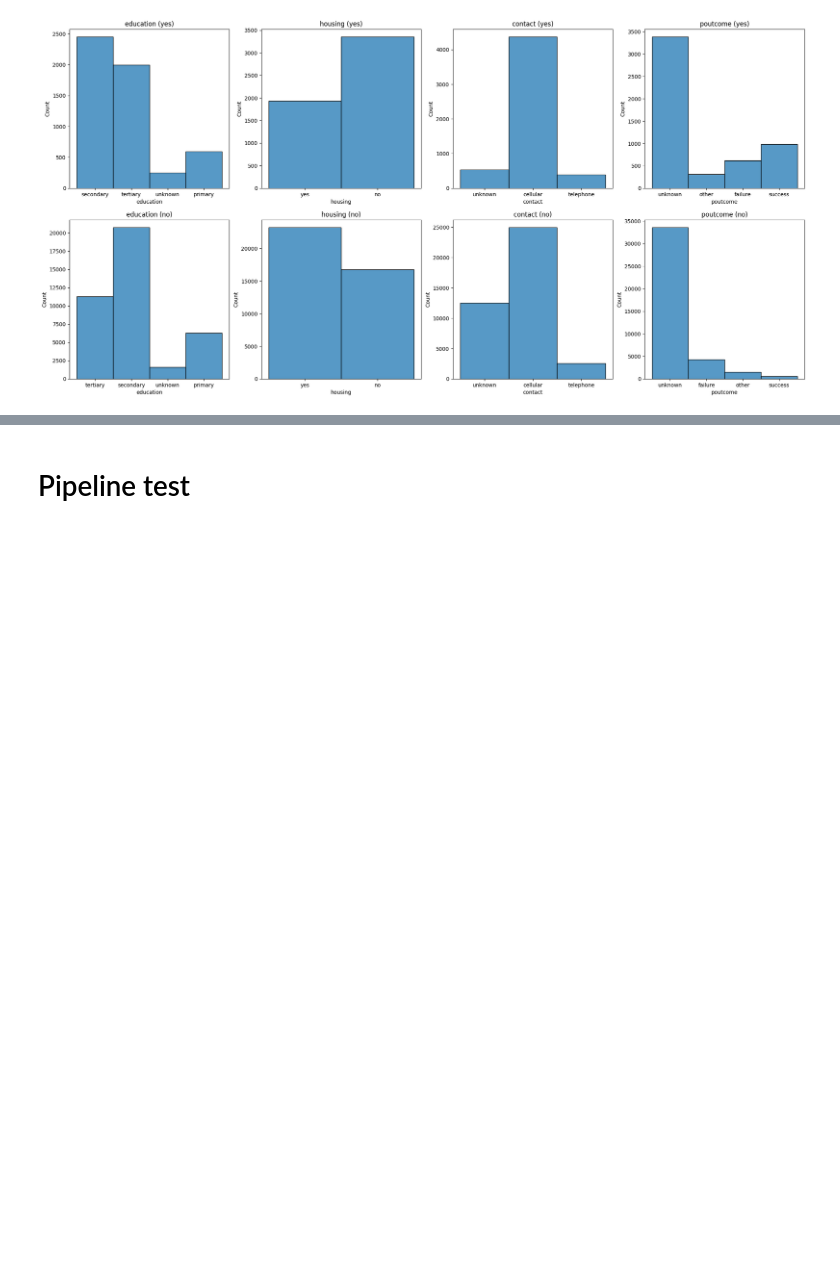
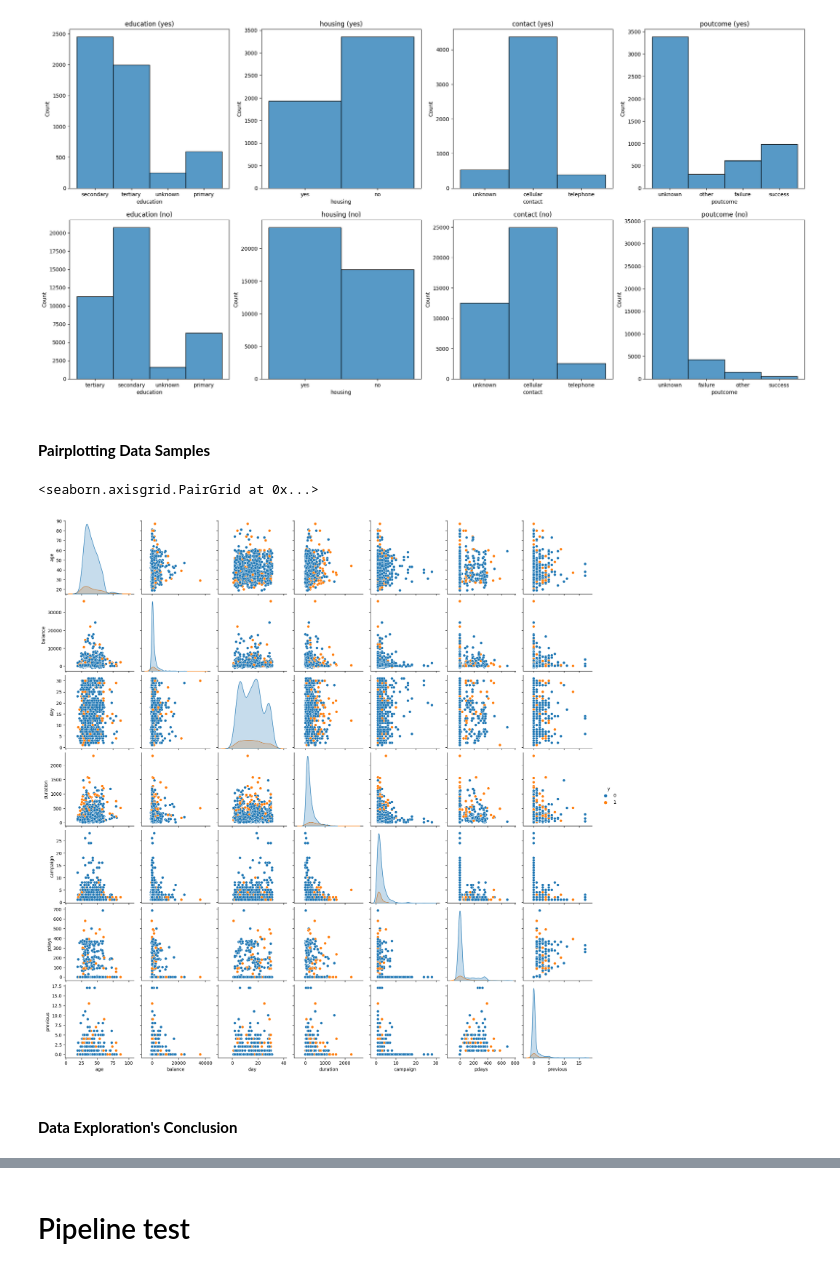
Before and after one commit to AthimetA/FRA503_HW_ML, a Jupyter notebook: HW2/HW2Bank.ipynb, the cells around one changed output, grey strips where cells are left out. Drawn from its saved outputs; the diff is of its cells as text; code cells hidden in the pictures; blank space fills up the shorter version.

```diff
--- a/HW2/HW2Bank.ipynb
+++ b/HW2/HW2Bank.ipynb
@@ -206,4 +226,13 @@ for idx, col in enumerate(colToPlot):
     plt.title(col + ' (no)')
 # %% [output]
 [figure]
+# %% [markdown]
+#### **Pairplotting Data Samples**
+# %%
+sns.pairplot(df.sample(1000, random_state=999), diag_kind="kde", hue='y')
+# %% [output]
+<seaborn.axisgrid.PairGrid at 0x...>
+[figure, added]
+# %% [markdown]
+#### **Data Exploration's Conclusion**
 # %% [markdown]
```
Also changed, not shown: parts of 22 cells of this notebook.
